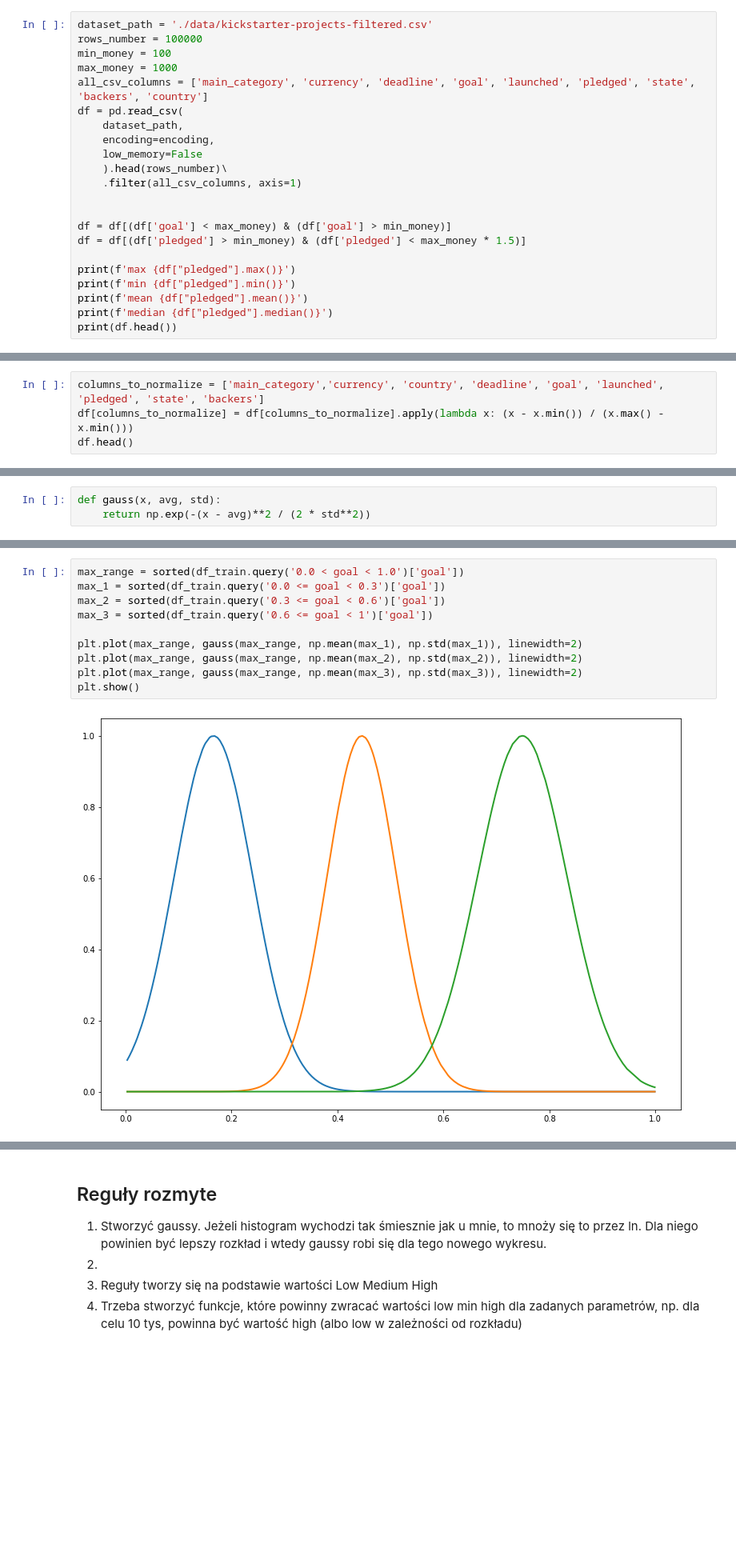
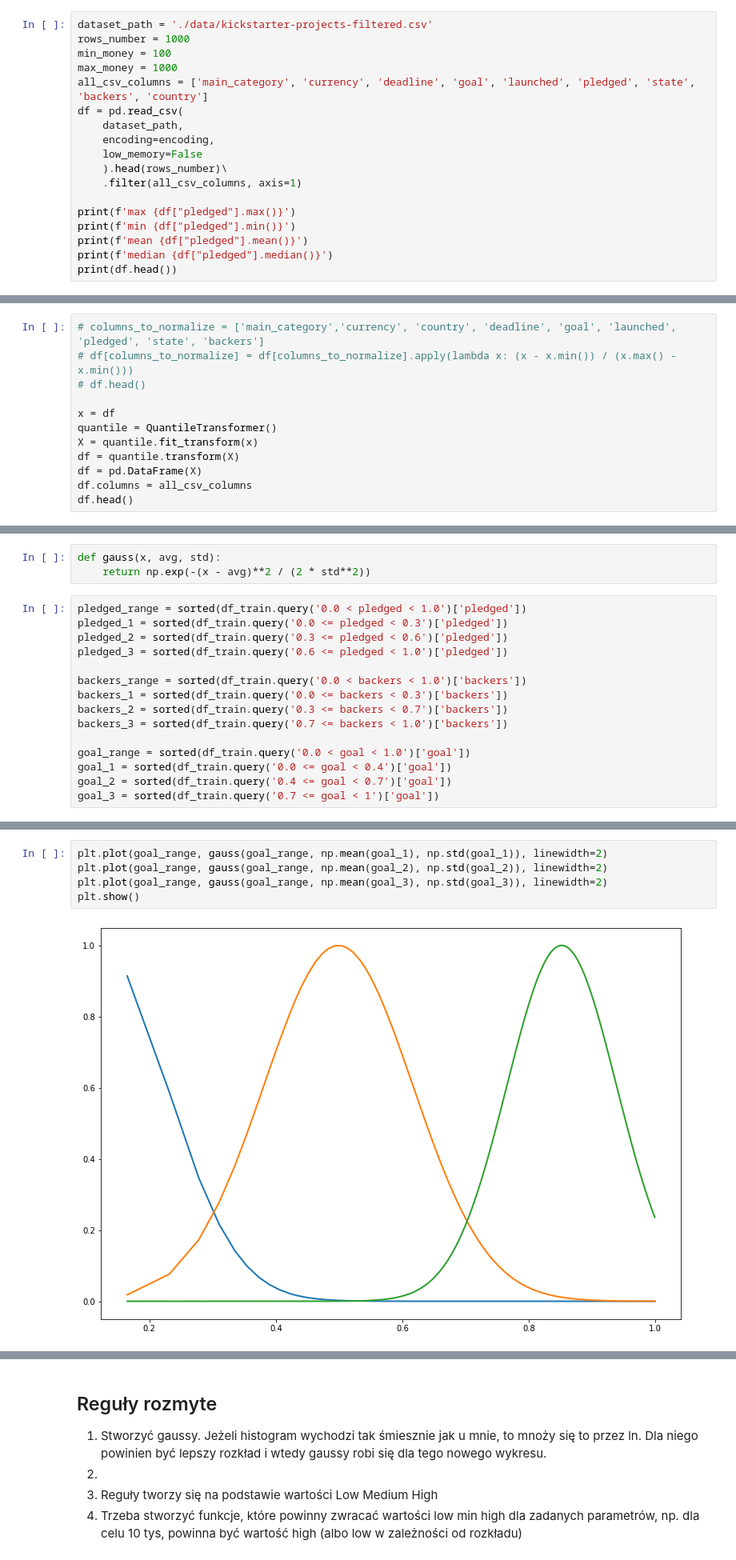
Before and after one commit to emesiarze/startup-data-analysis, a Jupyter notebook: kickstarter-analysis.ipynb, the cells around one changed output, grey strips where cells are left out. Shown at 80% size. Drawn from its saved outputs; the diff is of its cells as text; blank space fills up the shorter version.

```diff
--- a/kickstarter-analysis.ipynb
+++ b/kickstarter-analysis.ipynb
@@ -44,7 +45,7 @@ encoding='ISO-8859-1'
 ### Wczytanie danych
 # %%
 dataset_path = './data/kickstarter-projects-filtered.csv'
-rows_number = 100000
+rows_number = 1000
 min_money = 100
 max_money = 1000
 all_csv_columns = ['main_category', 'currency', 'deadline', 'goal', 'launched', 'pledged', 'state', 'backers', 'country']
@@ -55,10 +56,6 @@ df = pd.read_csv(
     ).head(rows_number)\
     .filter(all_csv_columns, axis=1)
 
-
-df = df[(df['goal'] < max_money) & (df['goal'] > min_money)]
-df = df[(df['pledged'] > min_money) & (df['pledged'] < max_money * 1.5)]
-
 print(f'max {df["pledged"].max()}')
 print(f'min {df["pledged"].min()}')
 print(f'mean {df["pledged"].mean()}')
@@ -145,6 +138,14 @@ Na tym etapie zakresy danych są bardzo zróżnicowane. Aby ułatwić analizę,
 # %%
-columns_to_normalize = ['main_category','currency', 'country', 'deadline', 'goal', 'launched', 'pledged', 'state', 'backers']
-df[columns_to_normalize] = df[columns_to_normalize].apply(lambda x: (x - x.min()) / (x.max() - x.min()))
+# columns_to_normalize = ['main_category','currency', 'country', 'deadline', 'goal', 'launched', 'pledged', 'state', 'backers']
+# df[columns_to_normalize] = df[columns_to_normalize].apply(lambda x: (x - x.min()) / (x.max() - x.min()))
+# df.head()
+
+x = df
+quantile = QuantileTransformer()
+X = quantile.fit_transform(x)
+df = quantile.transform(X)
+df = pd.DataFrame(X)
+df.columns = all_csv_columns
 df.head()
 # %% [output]
 |  | main_category | currency | deadline | goal | launched | pledged | state | backers | country |
@@ -546,3 +547,18 @@ weighted avg       0.84      0.62      0.65       530
 # %%
 def gauss(x, avg, std):
     return np.exp(-(x - avg)**2 / (2 * std**2))
+# %%
+pledged_range = sorted(df_train.query('0.0 < pledged < 1.0')['pledged'])
+pledged_1 = sorted(df_train.query('0.0 <= pledged < 0.3')['pledged'])
+pledged_2 = sorted(df_train.query('0.3 <= pledged < 0.6')['pledged'])
+pledged_3 = sorted(df_train.query('0.6 <= pledged < 1.0')['pledged'])
+
+backers_range = sorted(df_train.query('0.0 < backers < 1.0')['backers'])
+backers_1 = sorted(df_train.query('0.0 <= backers < 0.3')['backers'])
+backers_2 = sorted(df_train.query('0.3 <= backers < 0.7')['backers'])
+backers_3 = sorted(df_train.query('0.7 <= backers < 1.0')['backers'])
+
+goal_range = sorted(df_train.query('0.0 < goal < 1.0')['goal'])
+goal_1 = sorted(df_train.query('0.0 <= goal < 0.4')['goal'])
+goal_2 = sorted(df_train.query('0.4 <= goal < 0.7')['goal'])
+goal_3 = sorted(df_train.query('0.7 <= goal < 1')['goal'])
@@ -554,12 +594,7 @@ plt.show()
 # %%
-max_range = sorted(df_train.query('0.0 < goal < 1.0')['goal'])
-max_1 = sorted(df_train.query('0.0 <= goal < 0.3')['goal'])
-max_2 = sorted(df_train.query('0.3 <= goal < 0.6')['goal'])
-max_3 = sorted(df_train.query('0.6 <= goal < 1')['goal'])
-
-plt.plot(max_range, gauss(max_range, np.mean(max_1), np.std(max_1)), linewidth=2)
-plt.plot(max_range, gauss(max_range, np.mean(max_2), np.std(max_2)), linewidth=2)
-plt.plot(max_range, gauss(max_range, np.mean(max_3), np.std(max_3)), linewidth=2)
+plt.plot(goal_range, gauss(goal_range, np.mean(goal_1), np.std(goal_1)), linewidth=2)
+plt.plot(goal_range, gauss(goal_range, np.mean(goal_2), np.std(goal_2)), linewidth=2)
+plt.plot(goal_range, gauss(goal_range, np.mean(goal_3), np.std(goal_3)), linewidth=2)
 plt.show()
 # %% [output]
-[figure, old version]
+[figure, new version]
```
Also changed, not shown: parts of 28 cells of this notebook.
